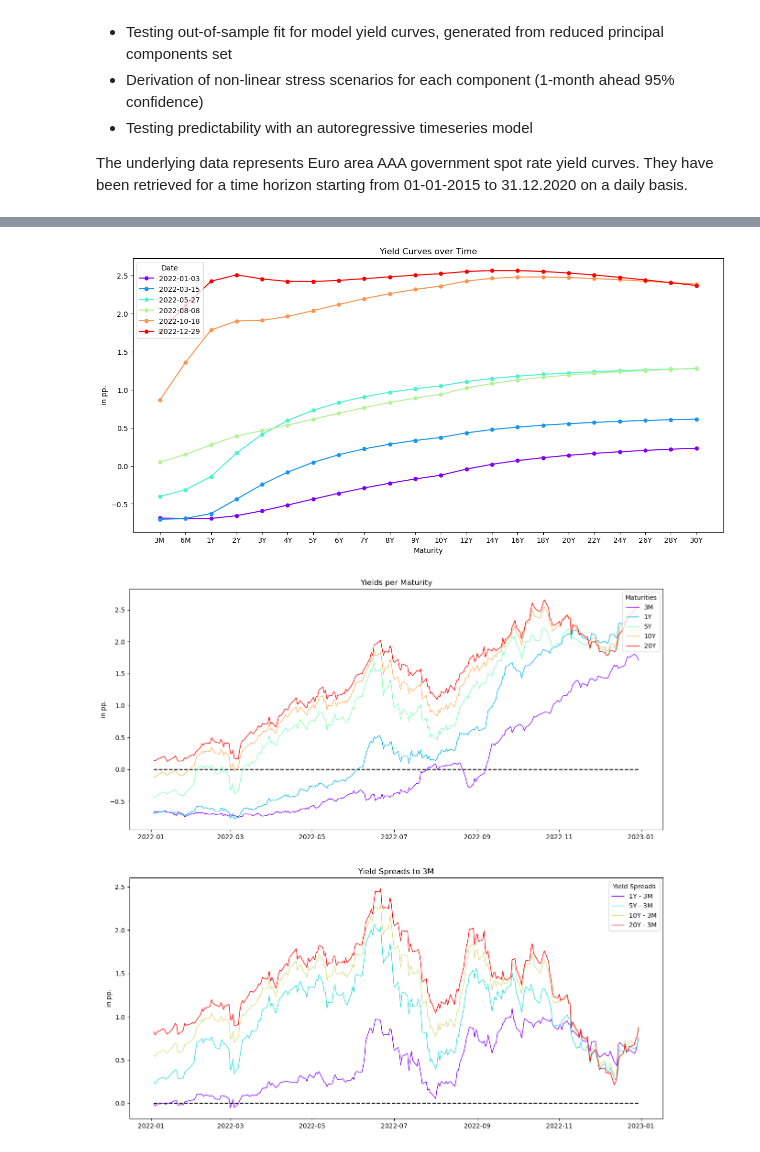
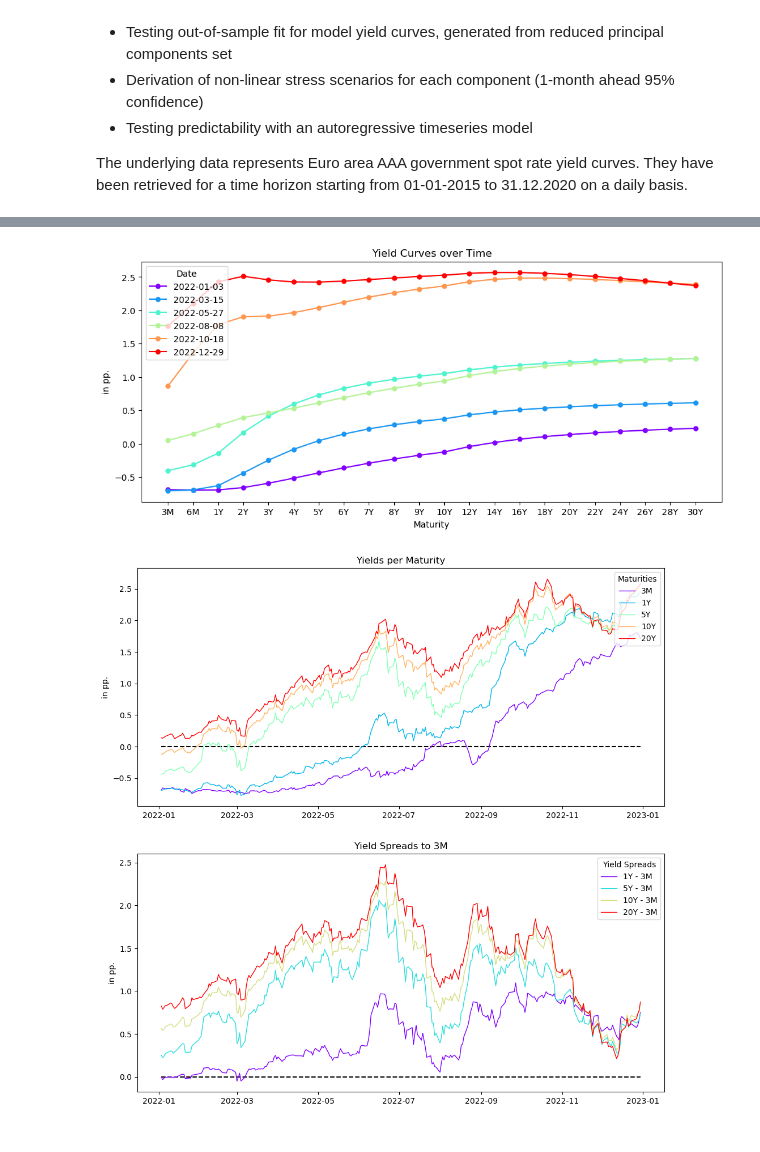
Before and after one commit to bernhard-pfann/pca-yield-curve-analytics, a Jupyter notebook: notebooks/analysis.ipynb, the cells around one changed output, grey strips where cells are left out. Drawn from its saved outputs; the diff is of its cells as text; code cells hidden in the pictures.

```diff
--- a/notebooks/analysis.ipynb
+++ b/notebooks/analysis.ipynb
@@ -41,24 +42,24 @@ plt.show()
 # %%
 dates = df[::len(df)//5].index
 
 # Depict yield curves per each observed year end
-fig, ax = plt.subplots(figsize=(15,7))
+fig, ax = plt.subplots(figsize=(12,5))
 color = rainbow(dates)
 
 for i,j in enumerate(dates):
     ax.plot(df.loc[j], marker="o", markersize=5, c=color[j], label=j.date())
 
 ax.set_title ("Yield Curves over Time")
 ax.set_xlabel ("Maturity")
 ax.set_ylabel ("in pp.")
 ax.legend(title="Date", loc="upper left")
 
 plt.show()
 # %% [output]
-[figure, old version]
+[figure, new version]
 # %%
 # Depicting yields for various maturities over time
-fig, (ax1, ax2) = plt.subplots(nrows=2, ncols=1, figsize = (15,15))
+fig, (ax1, ax2) = plt.subplots(nrows=2, ncols=1, figsize = (12,12))
 
 color_1 = rainbow(maturities)
 color_2 = rainbow(maturities[1:])
@@ -96,7 +97,7 @@ ax1.legend(title = "Maturities", loc = "upper right")
 ax2.legend(title = "Yield Spreads", loc = "upper right")
 plt.show()
 # %% [output]
-[figure, old version]
+[figure, new version]
 # %%
 # Insert time window for rolling volatility (in units of previously defined frequency)
 roll_window = 60
```
Also changed, not shown: parts of 6 cells of this notebook, 26 other files.
